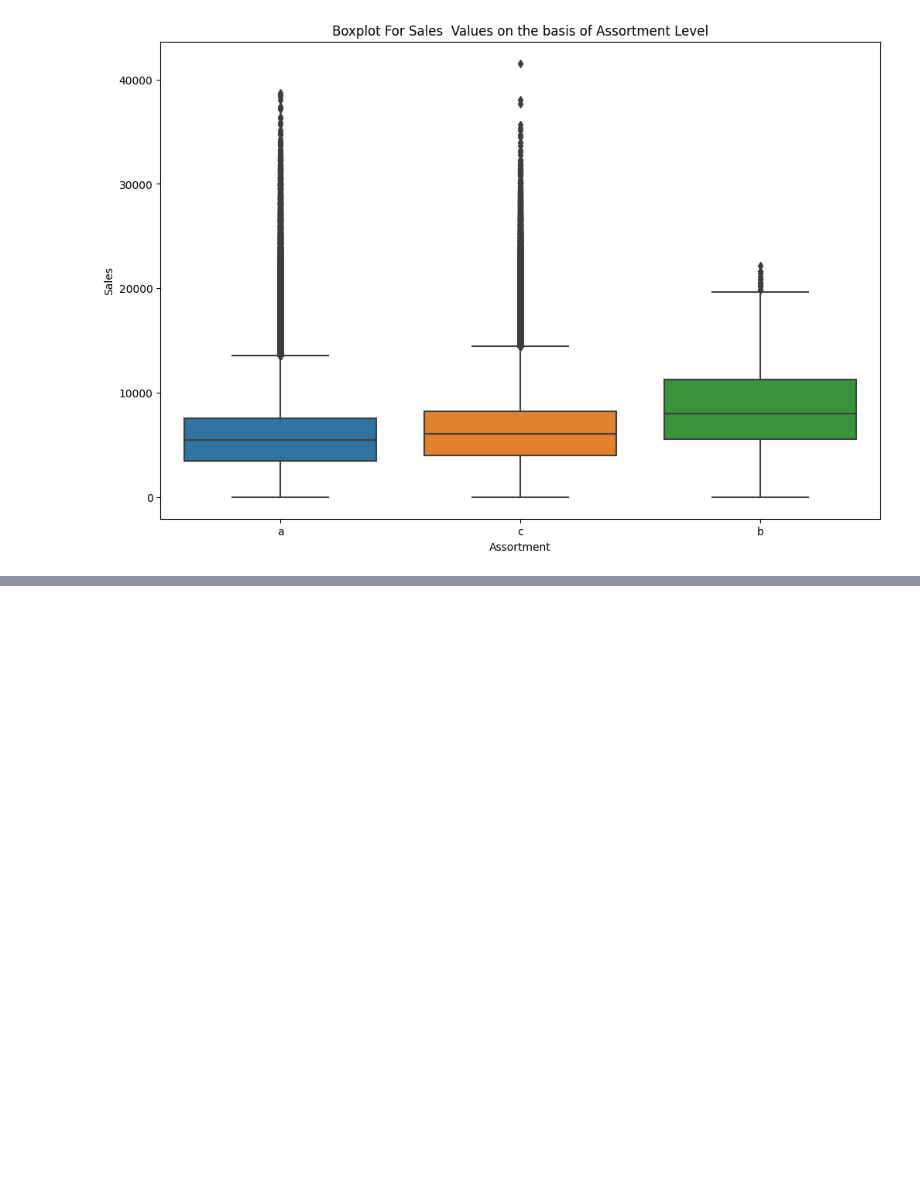
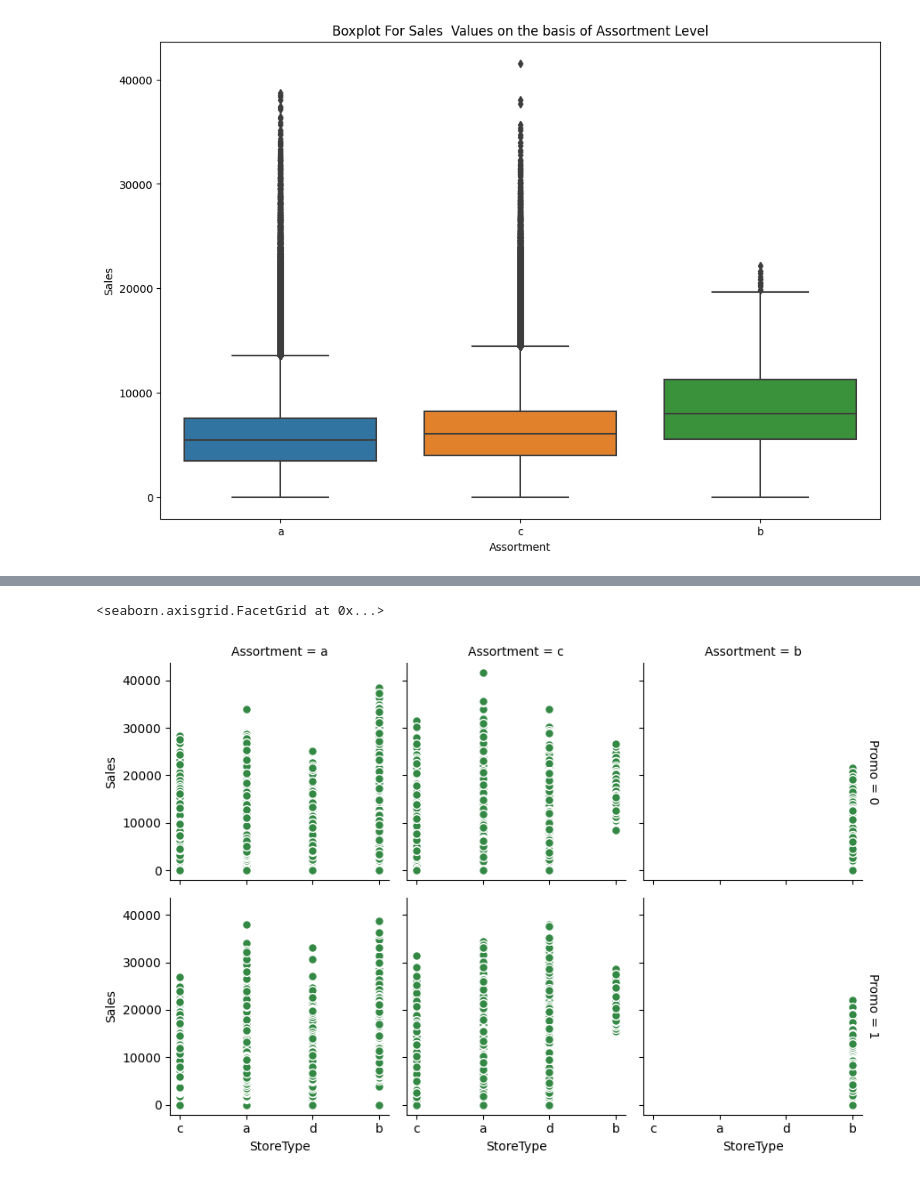
Before and after one commit to Koti-RK/Retail-Sales-Prediction, a Jupyter notebook: Retail_sales_prediction.ipynb, the cells around one changed output, grey strips where cells are left out. Saved outputs shown, nothing was run; the diff lists cells and outputs as text; code cells hidden in the pictures; blank space fills up the shorter version.

```diff
--- a/Retail_sales_prediction.ipynb
+++ b/Retail_sales_prediction.ipynb
@@ -417,0 +425,8 @@ Text(0.5, 1.0, 'Boxplot For Sales  Values on the basis of Assortment Level')
+# %%
+#Impact of Sales w.r.t Promo , Assortments & StoreType
+g = sns.FacetGrid(merged_df, col="Assortment", row="Promo", margin_titles=True, height=3)
+g.map(plt.scatter,  "StoreType","Sales", color="#338844", edgecolor="white", s=50, lw=1)
+# g.set(xlim=(0, 50), ylim=(0, 100));
+# %% [output]
+<seaborn.axisgrid.FacetGrid at 0x...>
+[figure, added]
```
Also changed, not shown: parts of 36 cells of this notebook.
